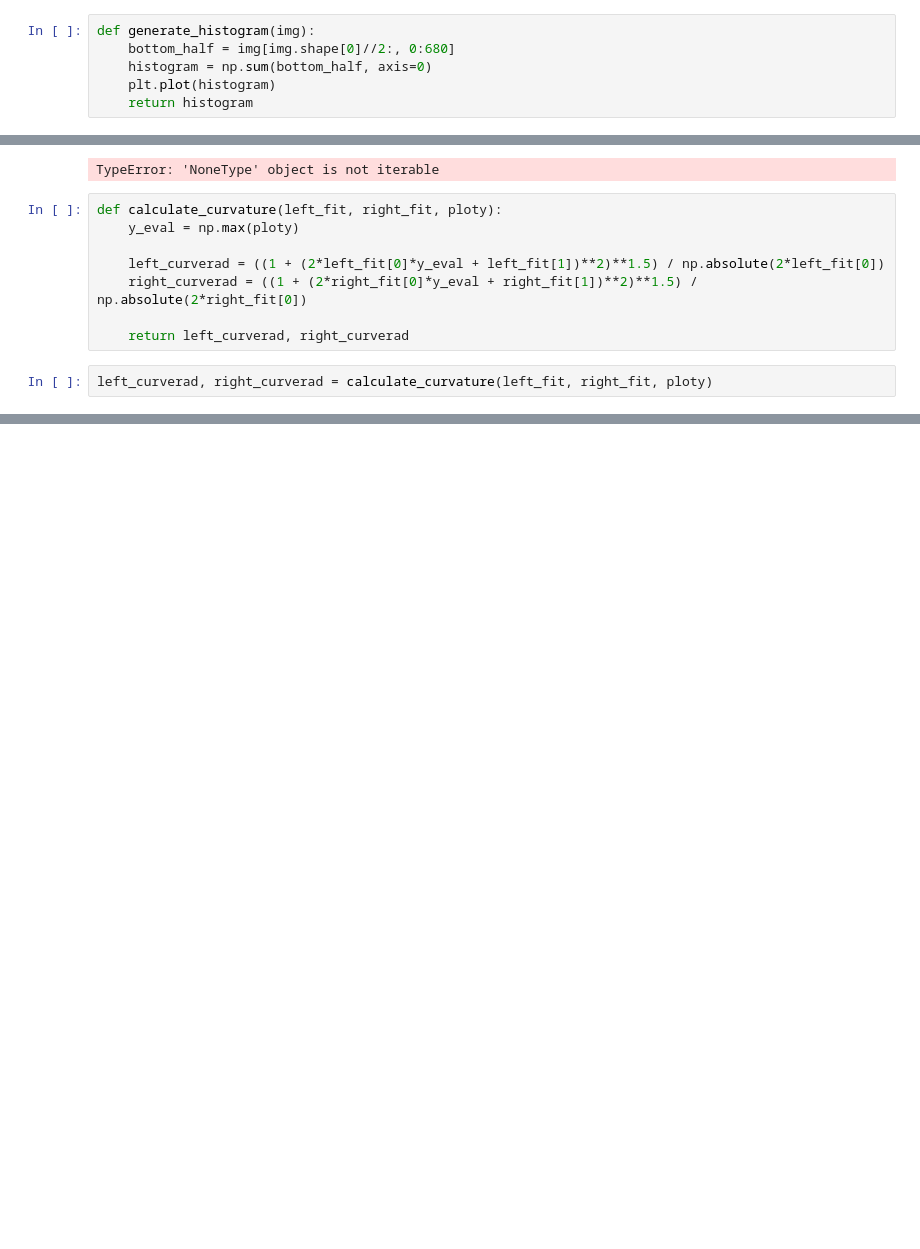
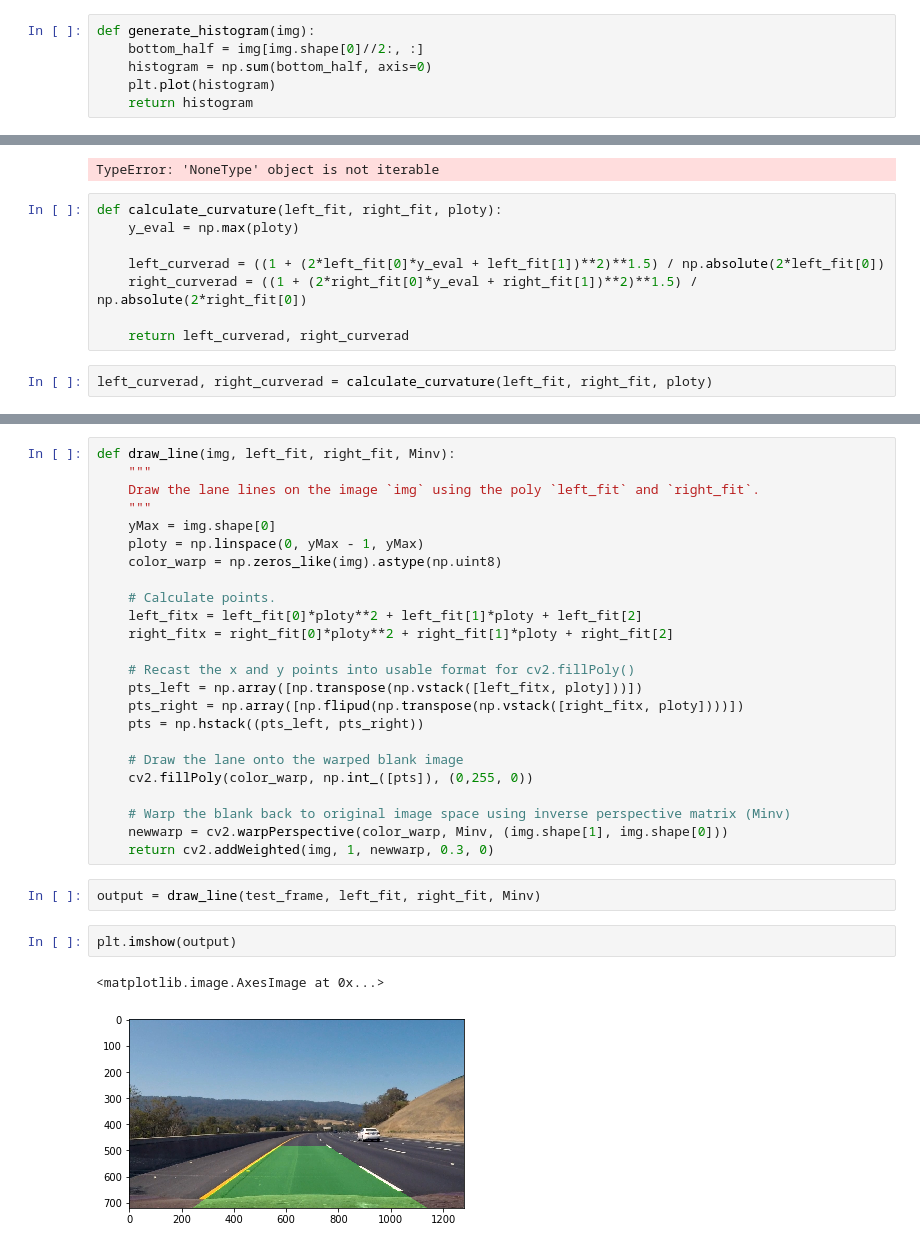
Before and after one commit to russell13192/CarND-Advanced-Lane-Lines, a Jupyter notebook: project.ipynb, the cells around one changed output, grey strips where cells are left out. Saved outputs shown, nothing was run; the diff lists cells and outputs as text; blank space fills up the shorter version.

```diff
--- a/project.ipynb
+++ b/project.ipynb
@@ -352,7 +314,7 @@ transformed_binary = color_gradient_threshold(warped_frame)
 # Generate Histogram
 # %%
 def generate_histogram(img):
-    bottom_half = img[img.shape[0]//2:, 0:680]
+    bottom_half = img[img.shape[0]//2:, :]
     histogram = np.sum(bottom_half, axis=0)
     plt.plot(histogram)
     return histogram
@@ -553,0 +516,31 @@ right_curverad
+# %%
+def draw_line(img, left_fit, right_fit, Minv):
+    """
+    Draw the lane lines on the image `img` using the poly `left_fit` and `right_fit`.
+    """
+    yMax = img.shape[0]
+    ploty = np.linspace(0, yMax - 1, yMax)
+    color_warp = np.zeros_like(img).astype(np.uint8)
+
+    # Calculate points.
+    left_fitx = left_fit[0]*ploty**2 + left_fit[1]*ploty + left_fit[2]
+    right_fitx = right_fit[0]*ploty**2 + right_fit[1]*ploty + right_fit[2]
+
+    # Recast the x and y points into usable format for cv2.fillPoly()
+    pts_left = np.array([np.transpose(np.vstack([left_fitx, ploty]))])
+    pts_right = np.array([np.flipud(np.transpose(np.vstack([right_fitx, ploty])))])
+    pts = np.hstack((pts_left, pts_right))
+
+    # Draw the lane onto the warped blank image
+    cv2.fillPoly(color_warp, np.int_([pts]), (0,255, 0))
+
+    # Warp the blank back to original image space using inverse perspective matrix (Minv)
+    newwarp = cv2.warpPerspective(color_warp, Minv, (img.shape[1], img.shape[0]))
+    return cv2.addWeighted(img, 1, newwarp, 0.3, 0)
+# %%
+output = draw_line(test_frame, left_fit, right_fit, Minv)
+# %%
+plt.imshow(output)
+# %% [output]
+<matplotlib.image.AxesImage at 0x...>
+[figure, added]
```
Also changed, not shown: parts of 8 cells of this notebook.
